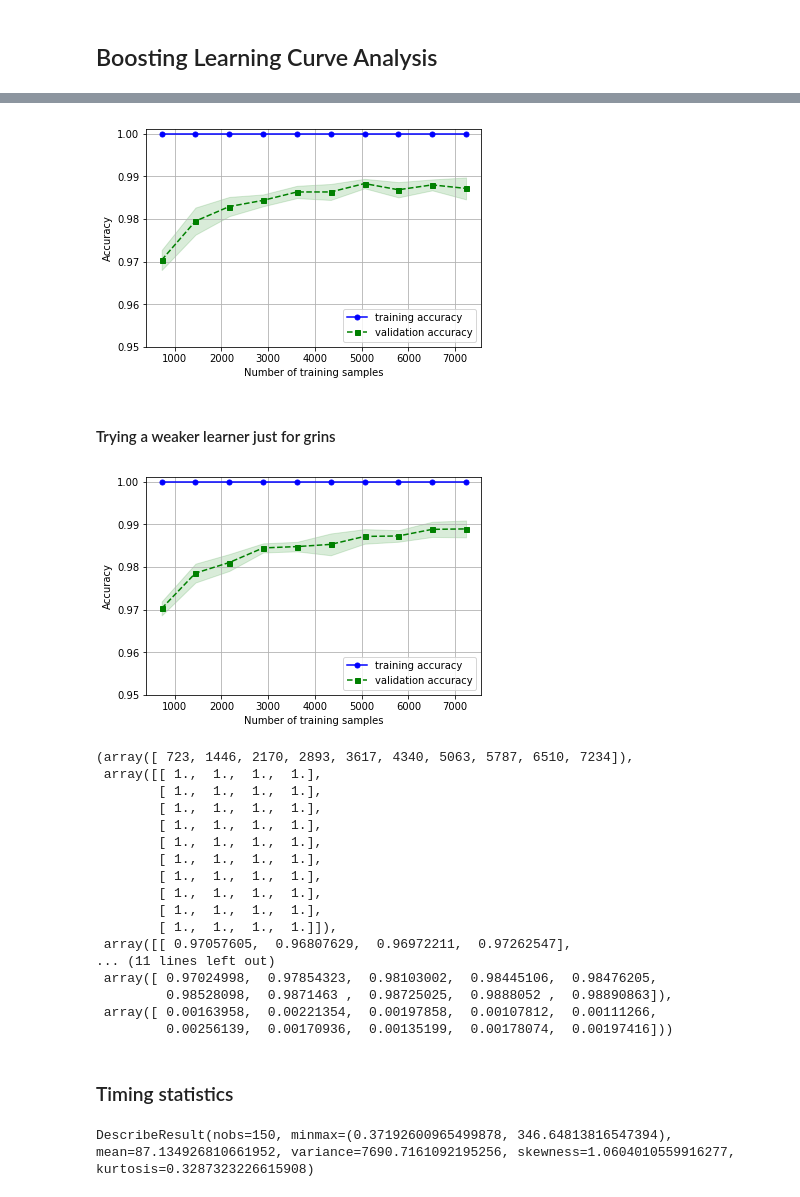
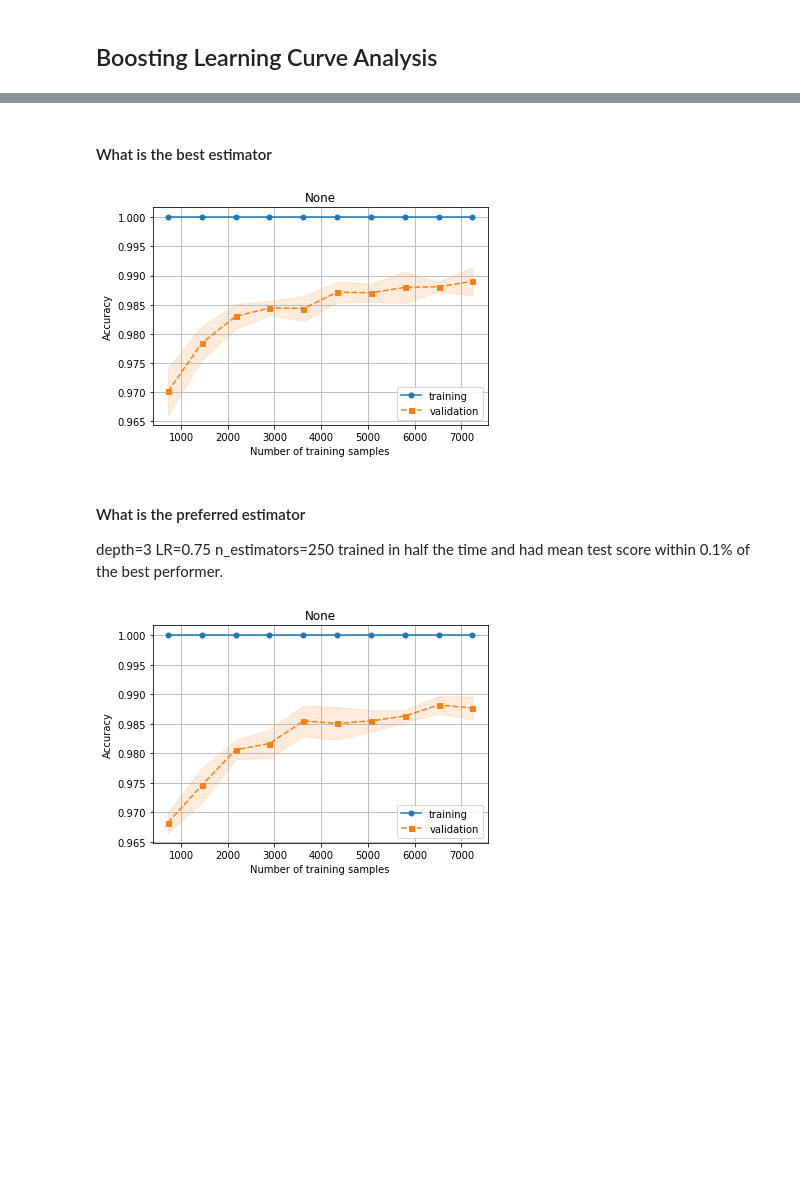
Before and after one commit to haniahhaq/CS7641-assignment-1, a Jupyter notebook: nb_mnist_bb.ipynb, the cells around one changed output, grey strips where cells are left out. Cells and saved outputs as stored; diff of their text form; code cells hidden in the pictures; blank space fills up the shorter version.

```diff
--- a/nb_mnist_bb.ipynb
+++ b/nb_mnist_bb.ipynb
@@ -28,0 +31,5 @@ See the caveats in the documentation: http://pandas.pydata.org/pandas-docs/stabl
+# %%
+dataset = 'MNIST'
+learner_type = 'BB'
+loader_func = load_mnist
+df = loader_func(preprocess=True)
@@ -285,38 +372,24 @@ clf.get_params()
+# %% [markdown]
+#### What is the best estimator
+# %%
+clf = AdaBoostClassifier(
+    base_estimator=DecisionTreeClassifier(max_depth=4),
+    n_estimators=400,
+    learning_rate=1.0,
+)
 # %%
-train_sizes, train_scores, test_scores, train_mean, train_std, test_mean, test_std = gen_and_plot_learning_curve(clf, X_train_scaled, y_train, ylim=[0.95, 1.001], cv=4, n_jobs=-1)
+train_sizes, train_scores, test_scores, train_mean, train_std, test_mean, test_std = gen_and_plot_learning_curve(clf, X_train_scaled, y_train, ylim=None, cv=4, n_jobs=-1)
 # %% [output]
-[figure, old version]
+[figure, new version]
-# %% [markdown]
-#### Trying a weaker learner just for grins
+# %% [markdown]
+#### What is the preferred estimator
+depth=3	LR=0.75	n_estimators=250 trained in half the time and had mean test score within 0.1% of the best performer.
 # %%
 clf2 = AdaBoostClassifier(
     base_estimator=DecisionTreeClassifier(max_depth=3),
-    n_estimators=400,
-    learning_rate=1.0,
+    n_estimators=250,
+    learning_rate=0.75,
 )
-gen_and_plot_learning_curve(clf2, X_train_scaled, y_train, ylim=[0.95, 1.001], cv=4, n_jobs=-1)
+train_sizes2, train_scores2, test_scores2, train_mean2, train_std2, test_mean2, test_std2 = gen_and_plot_learning_curve(clf2, X_train_scaled, y_train, ylim=None, cv=4, n_jobs=-1)
 # %% [output]
-[figure, old version]
+[figure, new version]
-(array([ 723, 1446, 2170, 2893, 3617, 4340, 5063, 5787, 6510, 7234]),
- array([[ 1.,  1.,  1.,  1.],
-        [ 1.,  1.,  1.,  1.],
-        [ 1.,  1.,  1.,  1.],
-        [ 1.,  1.,  1.,  1.],
-        [ 1.,  1.,  1.,  1.],
-        [ 1.,  1.,  1.,  1.],
-        [ 1.,  1.,  1.,  1.],
-        [ 1.,  1.,  1.,  1.],
-        [ 1.,  1.,  1.,  1.],
-        [ 1.,  1.,  1.,  1.]]),
- array([[ 0.97057605,  0.96807629,  0.96972211,  0.97262547],
-... (11 lines left out)
- array([ 0.97024998,  0.97854323,  0.98103002,  0.98445106,  0.98476205,
-         0.98528098,  0.9871463 ,  0.98725025,  0.9888052 ,  0.98890863]),
- array([ 0.00163958,  0.00221354,  0.00197858,  0.00107812,  0.00111266,
-         0.00256139,  0.00170936,  0.00135199,  0.00178074,  0.00197416]))
-# %% [markdown]
-### Timing statistics
-# %%
-scipy.stats.describe(res['mean_fit_time'])
-# %% [output]
-DescribeResult(nobs=150, minmax=(0.37192600965499878, 346.64813816547394), mean=87.134926810661952, variance=7690.7161092195256, skewness=1.0604010559916277, kurtosis=0.3287323226615908)
```
Also changed, not shown: parts of 28 cells of this notebook, 57 other files.
